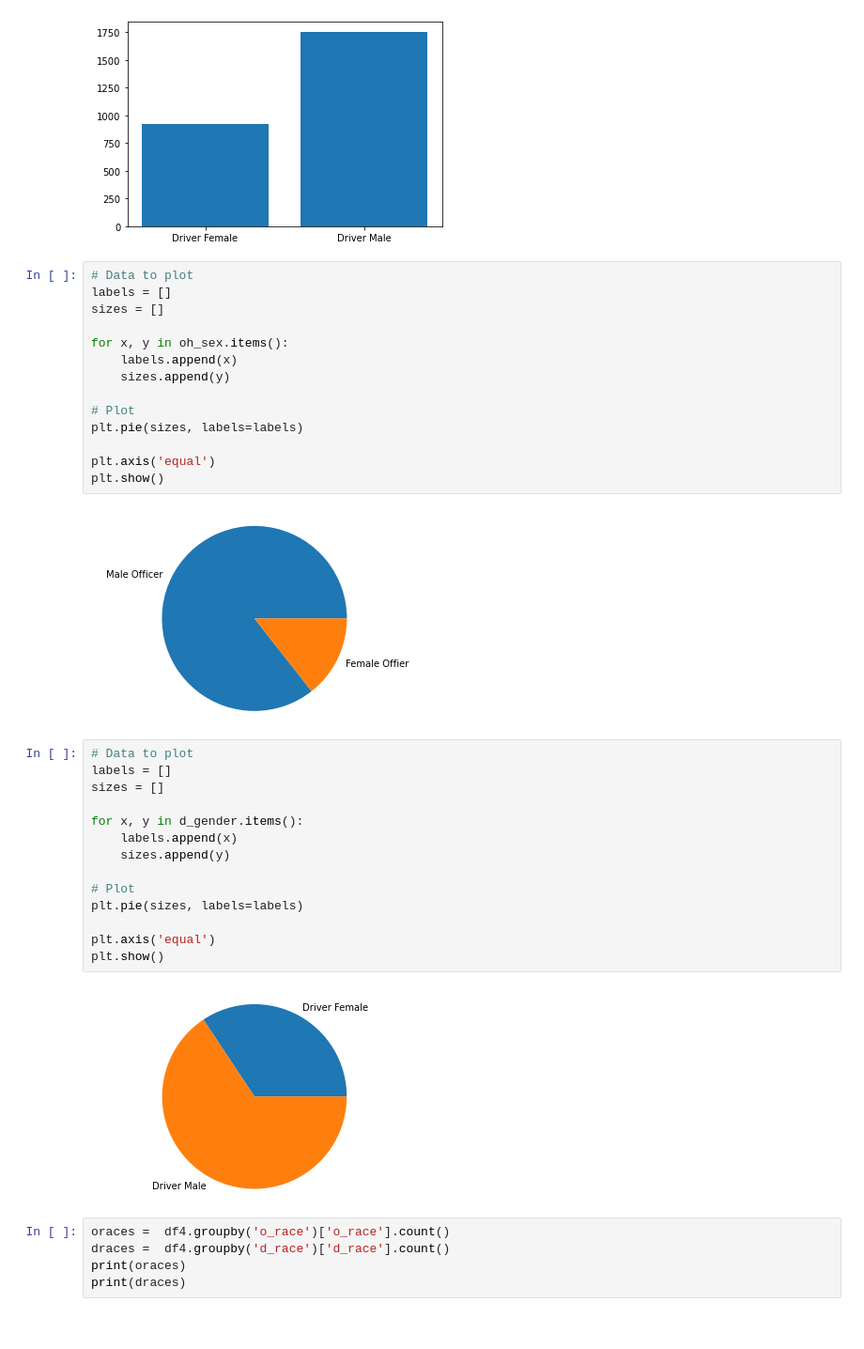
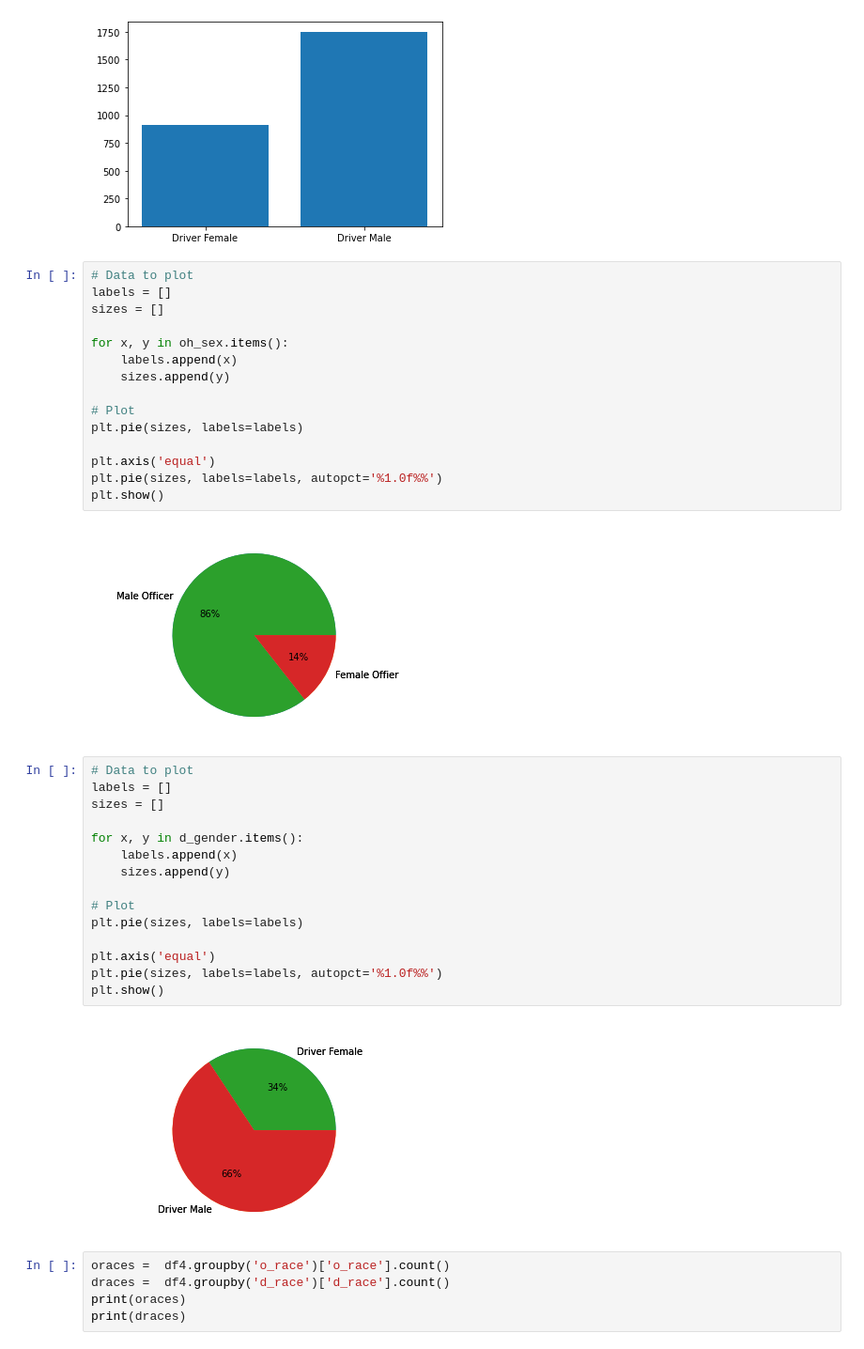
Before and after one commit to dmorton714/lmpd, a Jupyter notebook: lmpd_cleaned.ipynb, the cells around one changed output. Shown at 94% size. Saved outputs shown, nothing was run; the diff lists cells and outputs as text.

```diff
--- a/lmpd_cleaned.ipynb
+++ b/lmpd_cleaned.ipynb
@@ -261,25 +261,27 @@ for x, y in oh_sex.items():
 plt.pie(sizes, labels=labels)
 
 plt.axis('equal')
+plt.pie(sizes, labels=labels, autopct='%1.0f%%')
 plt.show()
 # %% [output]
-[figure, old version]
+[figure, new version]
 # %%
 # Data to plot
 labels = []
 sizes = []
 
 for x, y in d_gender.items():
     labels.append(x)
     sizes.append(y)
 
 # Plot
 plt.pie(sizes, labels=labels)
 
 plt.axis('equal')
+plt.pie(sizes, labels=labels, autopct='%1.0f%%')
 plt.show()
 # %% [output]
-[figure, old version]
+[figure, new version]
 # %%
 oraces =  df4.groupby('o_race')['o_race'].count()
 draces =  df4.groupby('d_race')['d_race'].count()
```
Also changed, not shown: parts of 14 cells of this notebook.
